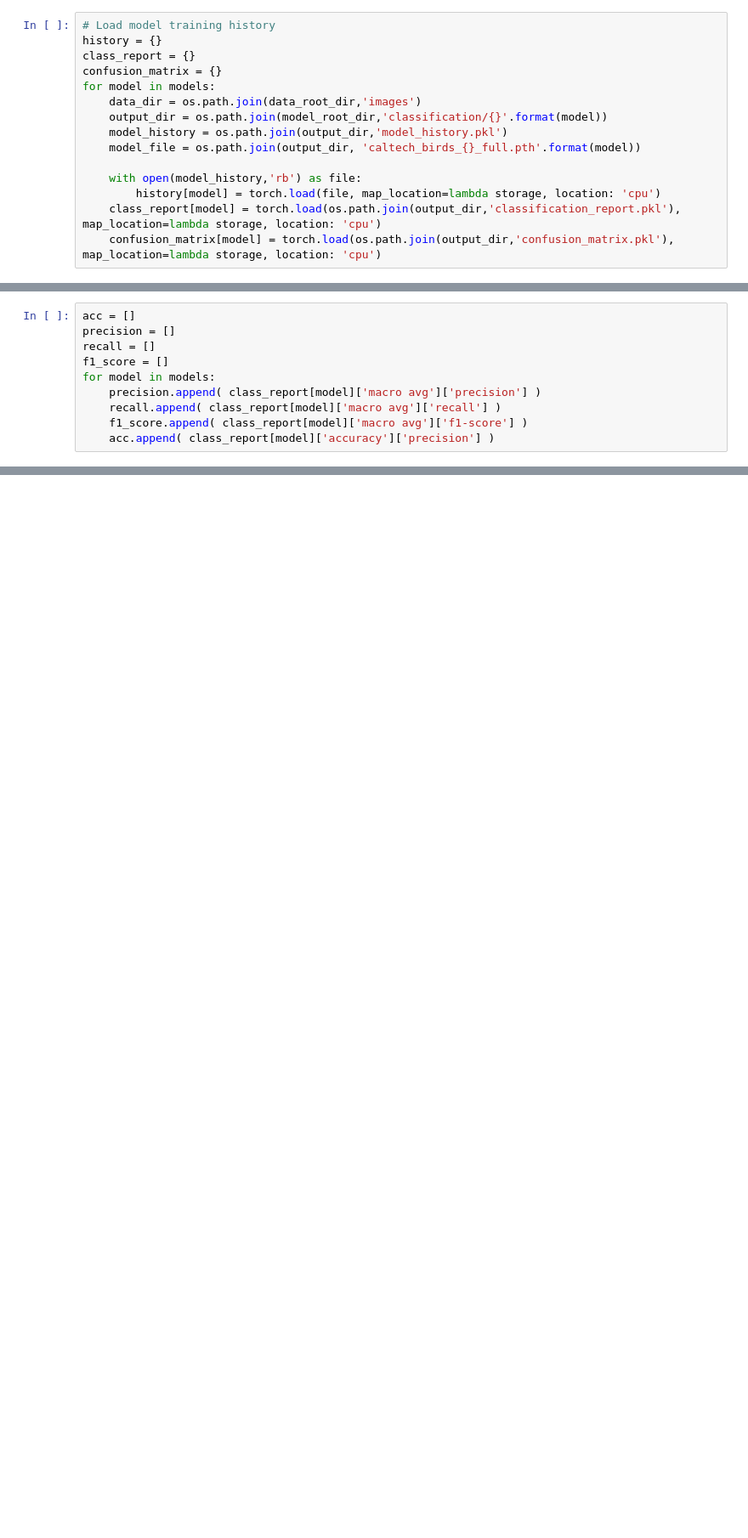
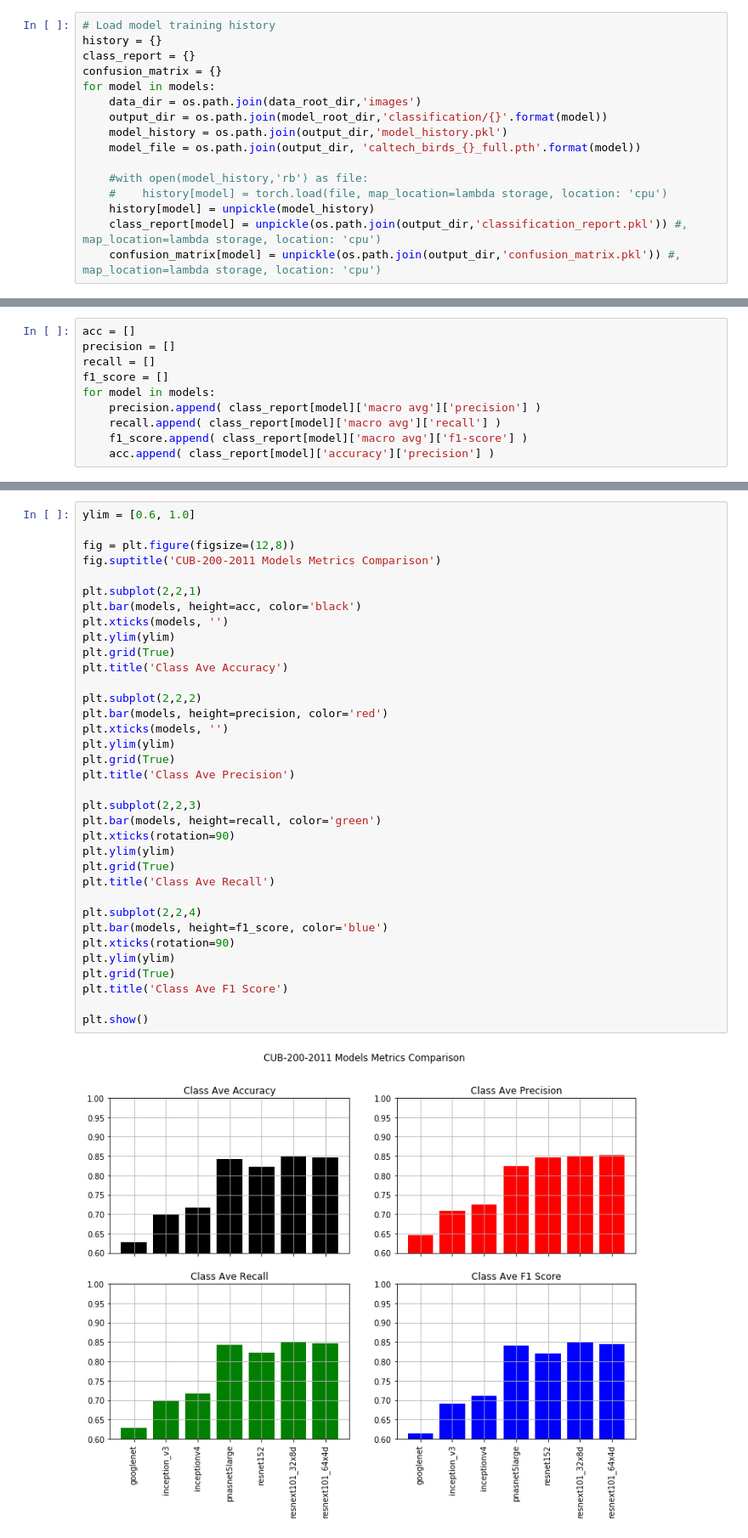
Before and after one commit to ecm200/caltech_birds, a Jupyter notebook: notebooks/vis_valid_pytorch_all_models_comparison.ipynb, the cells around one changed output, grey strips where cells are left out. Shown at 85% size. Cells and saved outputs as stored; diff of their text form; blank space fills up the shorter version.

```diff
--- a/notebooks/vis_valid_pytorch_all_models_comparison.ipynb
+++ b/notebooks/vis_valid_pytorch_all_models_comparison.ipynb
@@ -50,7 +50,8 @@ for model in models:
     model_history = os.path.join(output_dir,'model_history.pkl')
     model_file = os.path.join(output_dir, 'caltech_birds_{}_full.pth'.format(model))
 
-    with open(model_history,'rb') as file:
-        history[model] = torch.load(file, map_location=lambda storage, location: 'cpu')
-    class_report[model] = torch.load(os.path.join(output_dir,'classification_report.pkl'), map_location=lambda storage, location: 'cpu')
-    confusion_matrix[model] = torch.load(os.path.join(output_dir,'confusion_matrix.pkl'), map_location=lambda storage, location: 'cpu')
+    #with open(model_history,'rb') as file:
+    #    history[model] = torch.load(file, map_location=lambda storage, location: 'cpu')
+    history[model] = unpickle(model_history)
+    class_report[model] = unpickle(os.path.join(output_dir,'classification_report.pkl')) #, map_location=lambda storage, location: 'cpu')
+    confusion_matrix[model] = unpickle(os.path.join(output_dir,'confusion_matrix.pkl')) #, map_location=lambda storage, location: 'cpu')
@@ -102,0 +97,37 @@ plt.show()
+# %%
+ylim = [0.6, 1.0]
+
+fig = plt.figure(figsize=(12,8))
+fig.suptitle('CUB-200-2011 Models Metrics Comparison')
+
+plt.subplot(2,2,1)
+plt.bar(models, height=acc, color='black')
+plt.xticks(models, '')
+plt.ylim(ylim)
+plt.grid(True)
+plt.title('Class Ave Accuracy')
+
+plt.subplot(2,2,2)
+plt.bar(models, height=precision, color='red')
+plt.xticks(models, '')
+plt.ylim(ylim)
+plt.grid(True)
+plt.title('Class Ave Precision')
+
+plt.subplot(2,2,3)
+plt.bar(models, height=recall, color='green')
+plt.xticks(rotation=90)
+plt.ylim(ylim)
+plt.grid(True)
+plt.title('Class Ave Recall')
+
+plt.subplot(2,2,4)
+plt.bar(models, height=f1_score, color='blue')
+plt.xticks(rotation=90)
+plt.ylim(ylim)
+plt.grid(True)
+plt.title('Class Ave F1 Score')
+
+plt.show()
+# %% [output]
+[figure, added]
```
Also changed, not shown: parts of 5 cells of this notebook, 1 other file.
